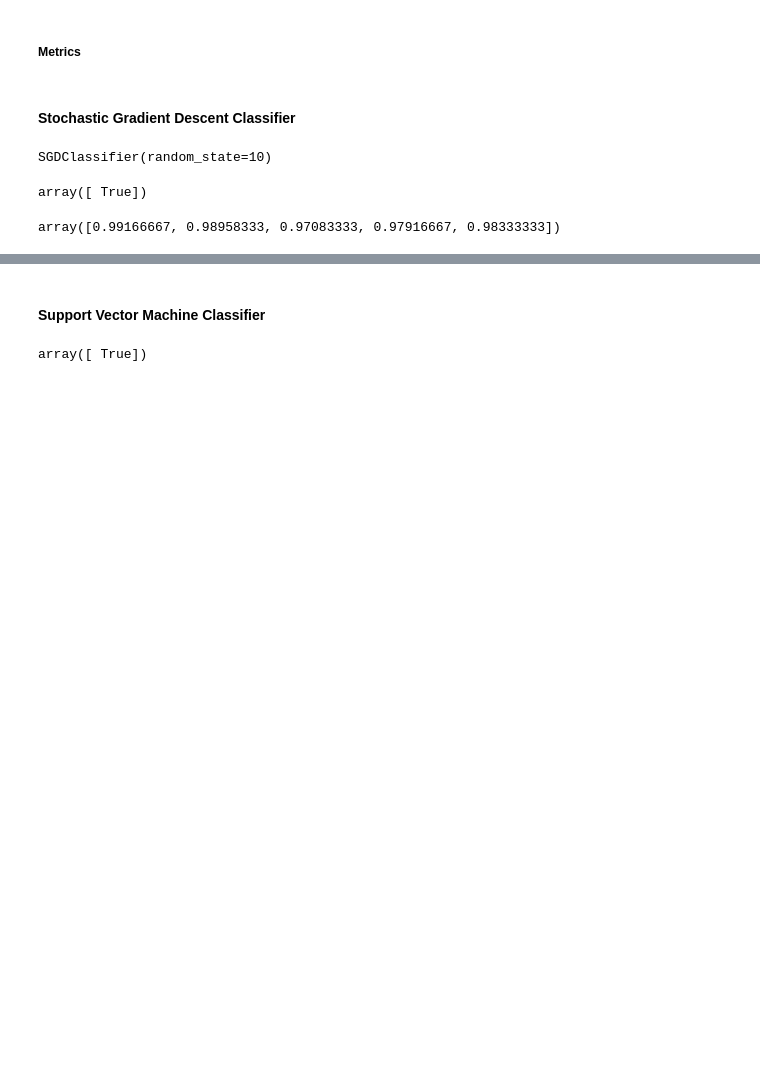
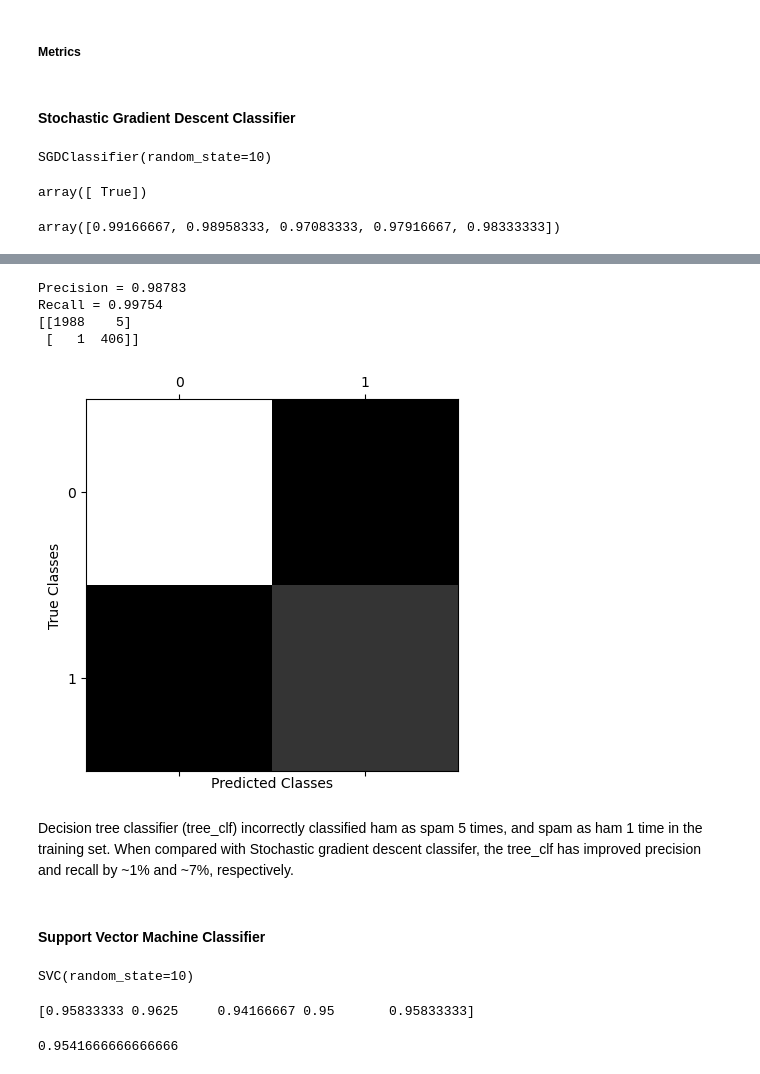
Before and after one commit to CEgerer93/HandsOnML, a Jupyter notebook: Classification/exercises.ipynb, the cells around one changed output, grey strips where cells are left out. Cells and saved outputs as stored; diff of their text form; code cells hidden in the pictures; blank space fills up the shorter version.

```diff
--- a/Classification/exercises.ipynb
+++ b/Classification/exercises.ipynb
@@ -896,8 +894,30 @@ Recall = 1.00000
+# %%
+# Assess performance of tree_clf using cross_val_predict & confusion matrix
+tree_clf_perf = AssessModel(tree_clf, X_train, y_train)
+tree_clf_perf.cvp()
+print(tree_clf_perf.precision())
+print(tree_clf_perf.recall())
+tree_clf_perf.plotConfMat()
+# %% [output]
+Precision = 0.98783
+Recall = 0.99754
+[[1988    5]
+ [   1  406]]
+[figure, added]
+# %% [markdown]
+Decision tree classifier (tree_clf) incorrectly classified ham as spam 5 times, and spam as ham 1 time in the training set. When compared with Stochastic gradient descent classifer, the tree_clf has improved precision and recall by ~1% and ~7%, respectively.
 # %% [markdown]
 #### Support Vector Machine Classifier
 # %%
 svm_clf = SVC(random_state=10)
 svm_clf.fit(X_train, y_train)
-svm_clf.predict([X_train.iloc[12]]) == y_train.iloc[12]
 # %% [output]
-array([ True])
+SVC(random_state=10)
+# %%
+# Cross validation scores with support vector machine classifier
+svm_clf_scores = crossValScores(svm_clf, X_train, y_train)
+print(svm_clf_scores)
+svm_clf_scores.mean()
+# %% [output]
+[0.95833333 0.9625     0.94166667 0.95       0.95833333]
+0.9541666666666666
```
Also changed, not shown: parts of 26 cells of this notebook.
